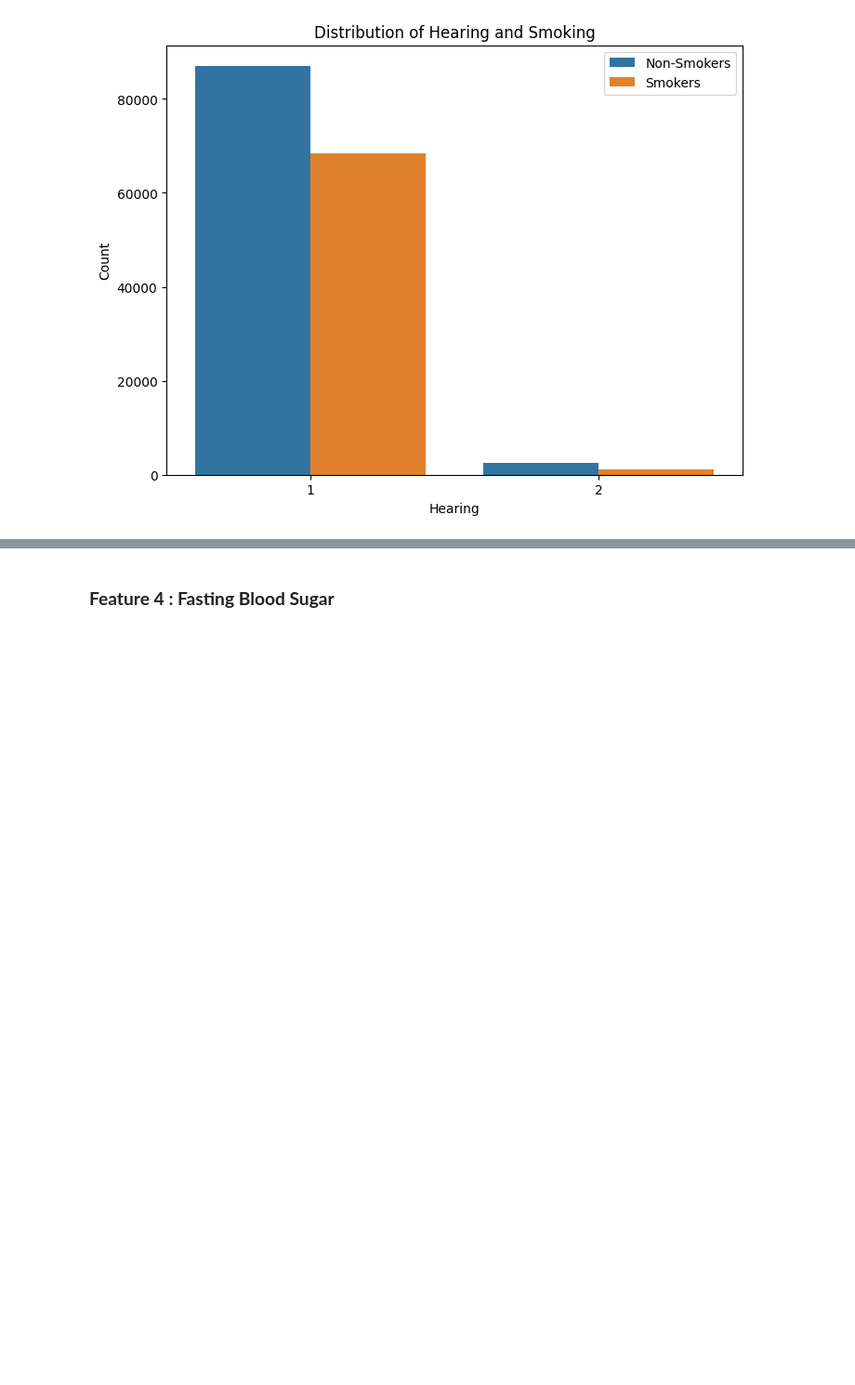
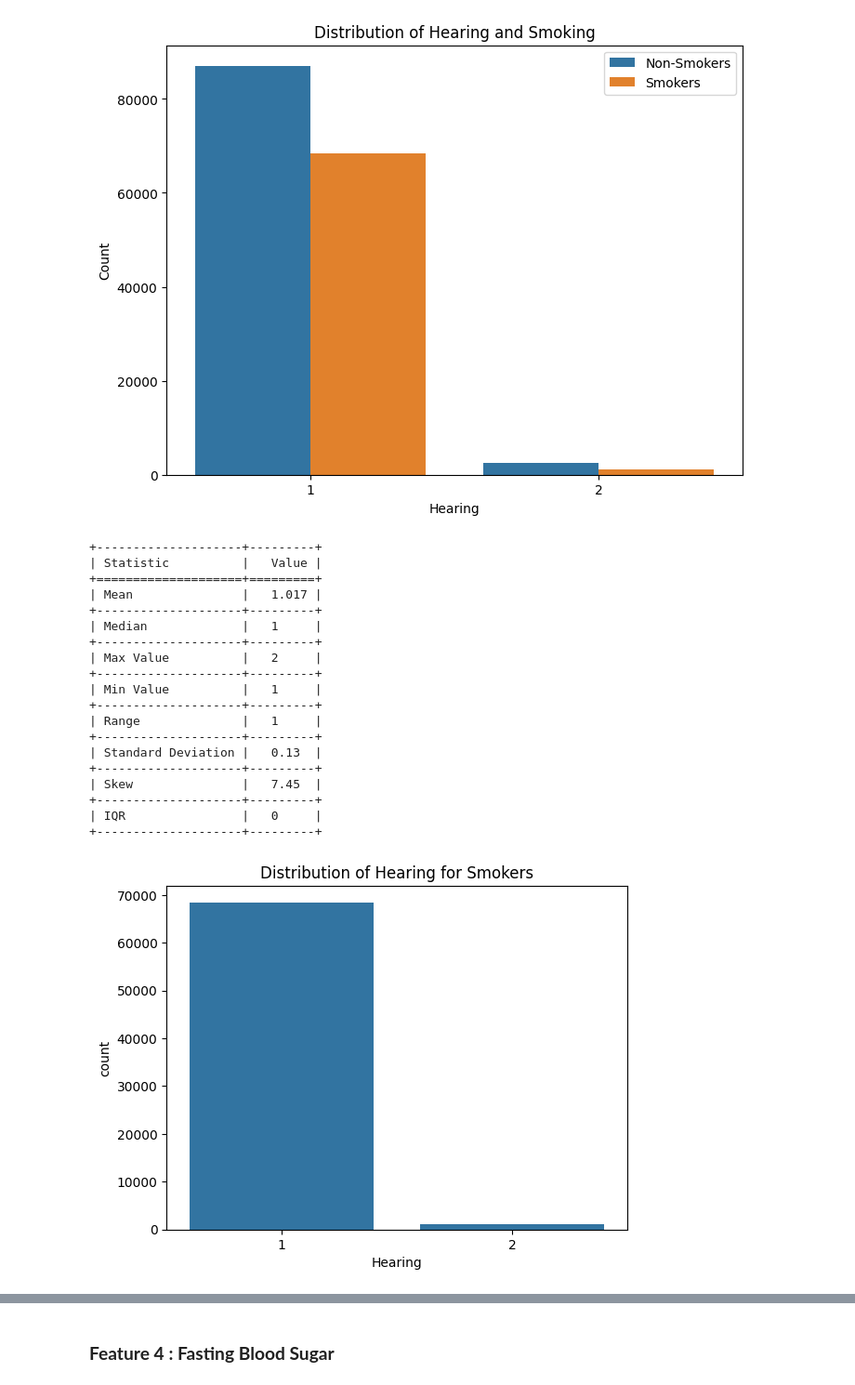
Before and after one commit to ahmedoy/SmokingData-Classification, a Jupyter notebook: data_analysis.ipynb, the cells around one changed output, grey strips where cells are left out. Shown at 93% size. Drawn from its saved outputs; the diff is of its cells as text; code cells hidden in the pictures; blank space fills up the shorter version.

```diff
--- a/data_analysis.ipynb
+++ b/data_analysis.ipynb
@@ -243,3 +243,68 @@ plt.legend(labels=["Non-Smokers", "Smokers"])
 plt.show()
 # %% [output]
 [figure]
+# %%
+# Analyzing Hearing Feature for Smokers
+hearing_feature = df[df["smoking"] == 1]["hearing(right)"]
+
+# Central Tendency Measures
+hearing_mean = hearing_feature.mean()
+hearing_median = hearing_feature.median()
+
+# Measures of Dispersion
+hearing_max_val = hearing_feature.max()
+hearing_min_val = hearing_feature.min()
+hearing_range = hearing_max_val - hearing_min_val
+hearing_std = hearing_feature.std()
+hearing_skew = hearing_feature.skew()
+hearing_iqr = hearing_feature.quantile(0.75) - hearing_feature.quantile(0.25)
+z_score_positive3 = 3 * hearing_std + hearing_mean
+z_score_negative3 = -3 * hearing_std + hearing_mean
+
+# Create a list of lists to represent the table
+table_data = [
+    ["Mean", round(hearing_mean, 3)],
+    ["Median", round(hearing_median, 3)],
+    ["Max Value", round(hearing_max_val, 3)],
+    ["Min Value", round(hearing_min_val, 3)],
+    ["Range", round(hearing_range, 3)],
+    ["Standard Deviation", round(hearing_std, 3)],
+    ["Skew", round(hearing_skew, 3)],
+    ["IQR", round(hearing_iqr, 3)]
+]
+
+# Print the table
+print(tabulate(table_data, headers=["Statistic", "Value"], tablefmt="grid"))
+
+# Count Plot for Hearing Feature
+sns.countplot(x=hearing_feature)
+plt.xlabel('Hearing')
+plt.title('Distribution of Hearing for Smokers')
+plt.show()
+
+# Pie Chart for Hearing Feature
+plt.figure(figsize=(8, 6))
+plt.pie(x=hearing_feature.value_counts(), labels=hearing_feature.value_counts().index, autopct="%.1f%%")
+plt.title('Distribution of Hearing for Smokers')
+plt.show()
+# %% [output]
++--------------------+---------+
+| Statistic          |   Value |
++====================+=========+
+| Mean               |   1.017 |
++--------------------+---------+
+| Median             |   1     |
++--------------------+---------+
+| Max Value          |   2     |
++--------------------+---------+
+| Min Value          |   1     |
++--------------------+---------+
+| Range              |   1     |
++--------------------+---------+
+| Standard Deviation |   0.13  |
++--------------------+---------+
+| Skew               |   7.45  |
++--------------------+---------+
+| IQR                |   0     |
++--------------------+---------+
+[figure, added]
```
Also changed, not shown: parts of 7 cells of this notebook.
